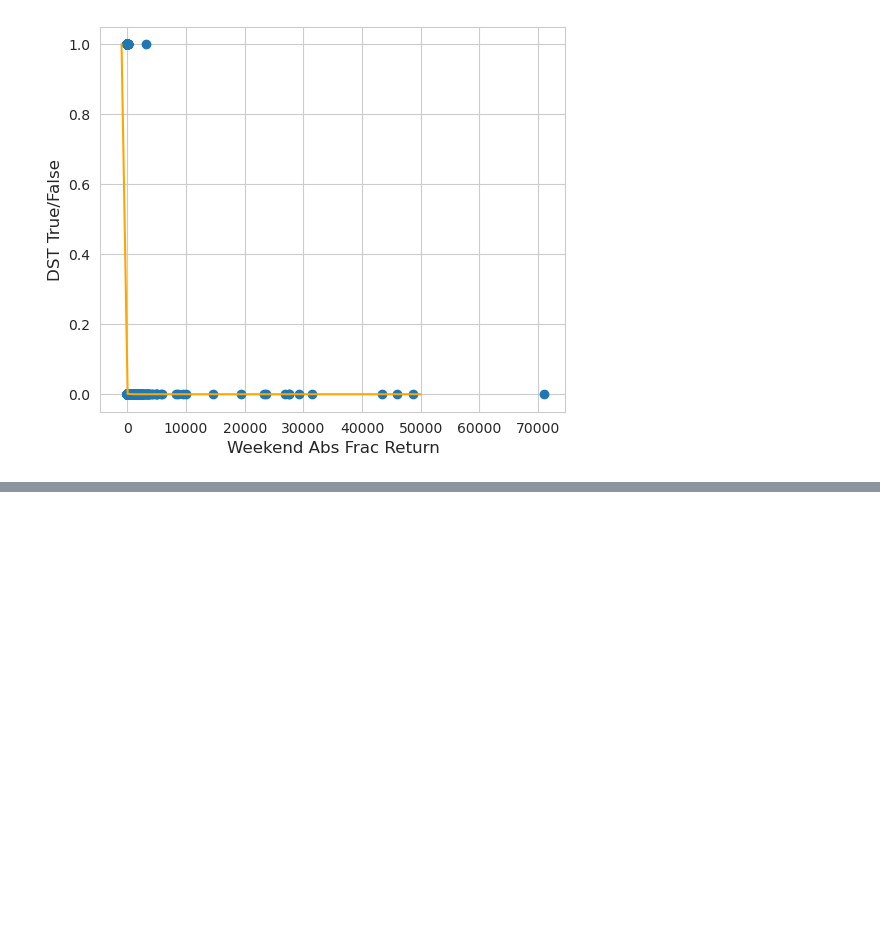
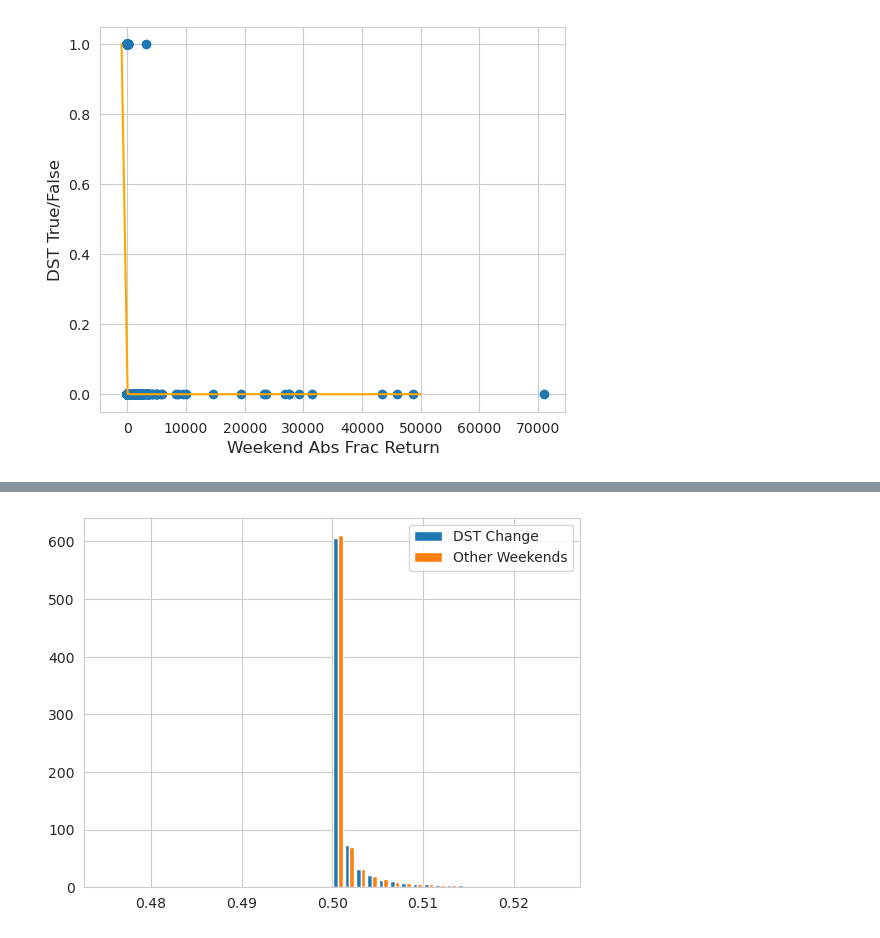
Before and after one commit to ghuckabe/DSTMarketAnalysis, a Jupyter notebook: Logistic_Regression_Finance.ipynb, the cells around one changed output, grey strips where cells are left out. Saved outputs shown, nothing was run; the diff lists cells and outputs as text; code cells hidden in the pictures; blank space fills up the shorter version.

```diff
--- a/Logistic_Regression_Finance.ipynb
+++ b/Logistic_Regression_Finance.ipynb
@@ -100,0 +116,13 @@ plt.show()
+# %%
+plt.clf()
+train_probs_dst = model_dstHeavy.predict_proba(np.concatenate([dst_train[['return']].values,dst_train[['mon_volume']].values,dst_train[['fri_volume']].values,dst_train[['mon_range']].values,dst_train[['fri_range']].values],axis=-1))[:,1]
+train_probs_wkd = model_dstHeavy.predict_proba(np.concatenate([weekend_train[['return']].values,weekend_train[['mon_volume']].values,weekend_train[['fri_volume']].values,weekend_train[['mon_range']].values,weekend_train[['fri_range']].values],axis=-1))[:,1]
+#test_probs_dst = model_dstHeavy.predict_proba(np.concatenate([dst_test[['return']].values,dst_test[['mon_volume']].values,dst_test[['fri_volume']].values],axis=-1))[:,1]
+#test_probs_wkd = model_dstHeavy.predict_proba(np.concatenate([weekend_test[['return']].values,weekend_test[['mon_volume']].values,weekend_test[['fri_volume']].values],axis=-1))[:,1]
+
+plt.hist([train_probs_dst,train_probs_wkd], range=[0.475,0.525], bins=40, density=True, label=['DST Change','Other Weekends'])
+plt.legend()
+
+plt.show()
+# %% [output]
+[figure, added]
```
Also changed, not shown: parts of 12 cells of this notebook, 1 other file.
